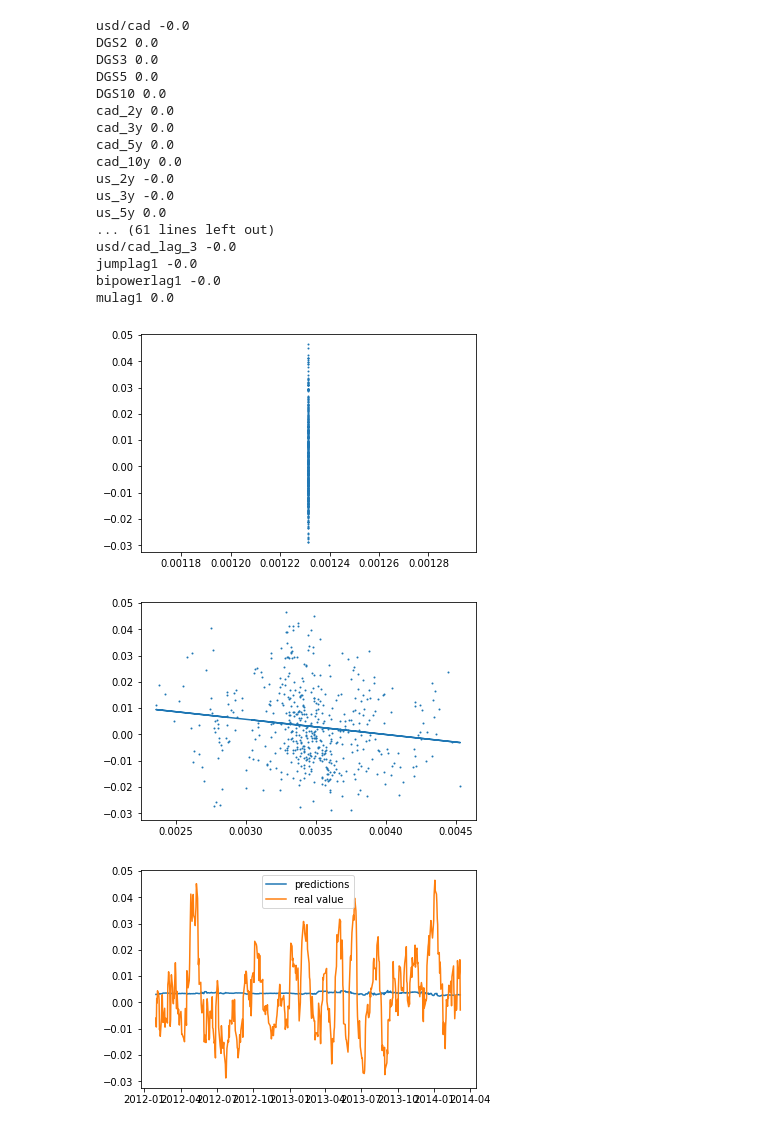
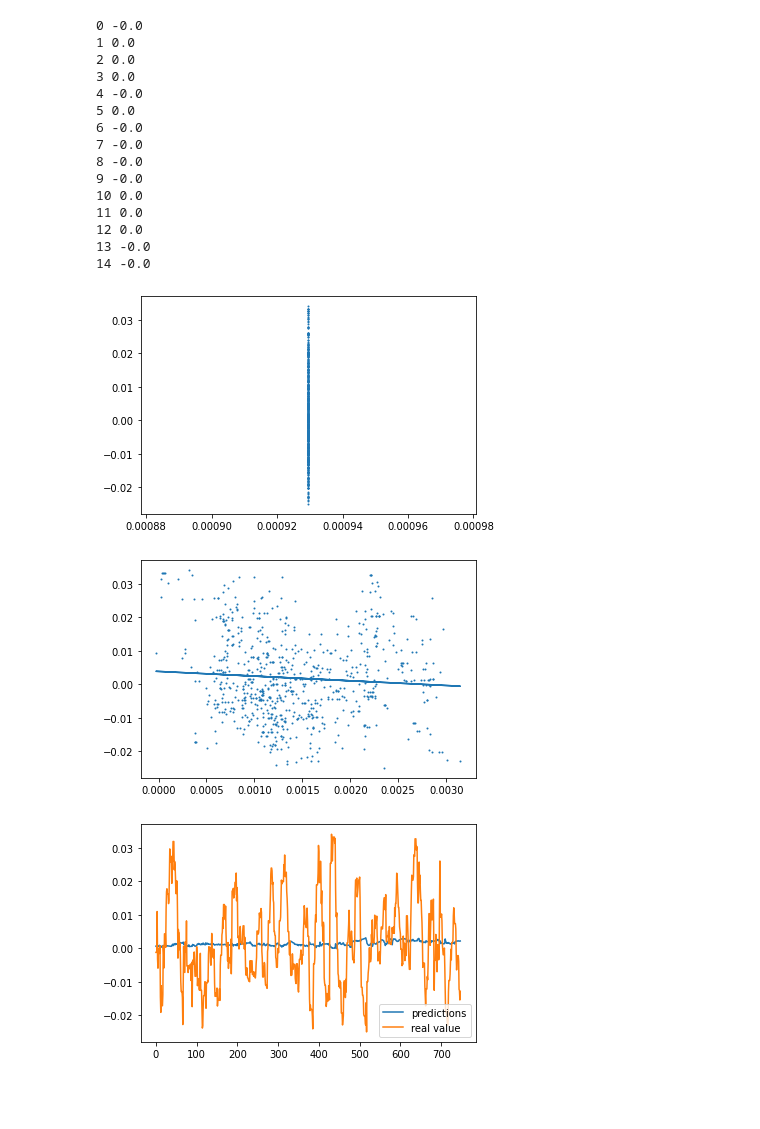
Before and after one commit to felixpoirier1/PolyFinances, a Jupyter notebook: modelPrediction.ipynb, the cells around one changed output. Saved outputs shown, nothing was run; the diff lists cells and outputs as text; code cells hidden in the pictures; blank space fills up the shorter version.

```diff
--- a/modelPrediction.ipynb
+++ b/modelPrediction.ipynb
@@ -35,11 +35,35 @@ dataset = dataset.drop(['y_mu', 'y_jump', 'y_bipower_variance'], axis=1)
 # %%
 from sklearn.preprocessing import StandardScaler
 import pandas as pd
+from sklearn.decomposition import PCA
+from sklearn.preprocessing import StandardScaler
+import matplotlib.pyplot as plt
+
 
 predictedVariable = y_mu
 
 X_train, X_val, y_train, y_val = train_test_split(dataset, predictedVariable, test_size=0.00000001, shuffle=False)
 X_test, X_train, y_test, y_train = train_test_split(X_train, y_train, test_size=0.80, shuffle=False)
+
+
+
+scaler = StandardScaler()
+dataset.dropna(inplace=True)
+scaler.fit(X_train)
+X_train = scaler.transform(X_train)
+X_test = scaler.transform(X_test)
+
+pca = PCA()
+pca.fit(X_train)
+
+
+print(np.cumsum(np.array(pca.explained_variance_ratio_)))
+
+plt.plot(list(range(20)), (np.array(pca.explained_variance_ratio_))[:20])
+plt.show()
+
+X_train = pd.DataFrame(pca.transform(X_train)).iloc[:, :15]
+X_test = pd.DataFrame(pca.transform(X_test)).iloc[:, :15]
 
 # scaler = StandardScaler()
 # scaler.fit(pd.DataFrame(y_train))
@@ -55,6 +113,7 @@ from sklearn.ensemble import RandomForestRegressor
 import numpy as np
 
 alpha = [0.01, 0.001, 0.0018, 0.002, 0.003, 0.0001, 0.00001]
+alpha = [0.03]
 best_sse = 100000
 best_alpha = None
 for a in alpha:
@@ -95,23 +148,21 @@ y_train_res.plot()
 for i in range(len(X_train.columns)):
     print(X_train.columns[i], pipe['ls'].coef_[i])
 # %% [output]
-usd/cad -0.0
-DGS2 0.0
-DGS3 0.0
-DGS5 0.0
-DGS10 0.0
-cad_2y 0.0
-cad_3y 0.0
-cad_5y 0.0
-cad_10y 0.0
-us_2y -0.0
-us_3y -0.0
-us_5y 0.0
-... (61 lines left out)
-usd/cad_lag_3 -0.0
-jumplag1 -0.0
-bipowerlag1 -0.0
-mulag1 0.0
+0 -0.0
+1 0.0
+2 0.0
+3 0.0
+4 -0.0
+5 0.0
+6 -0.0
+7 -0.0
+8 -0.0
+9 -0.0
+10 0.0
+11 0.0
+12 0.0
+13 -0.0
+14 -0.0
 # %%
 import matplotlib.pyplot as plt
 # Compute model performance on validation set
@@ -129,13 +180,13 @@ plt.scatter(y_test_pred, y_test, s=1)
 plt.plot(y_test_pred, m*y_test_pred+b)
 plt.show()
 # %% [output]
-[figure, old version]
+[figure, new version]
 # %%
 best_sse = 100000
-# max_feature = [2, 3, 4]
-# max_depth = [2, 3, 4]
-max_feature = [2]
-max_depth = [2]
+max_feature = [2, 3, 4]
+max_depth = [2, 3, 4]
+# max_feature = [2]
+# max_depth = [2]
 suivi = {'max_depth':[], 'max_feature':[], 'sse':[]}
 for a in max_feature:
     for b in max_depth:
@@ -149,35 +200,35 @@ for a in max_feature:
         if sse < best_sse:
             best_sse = sse
             best_mod = copy.deepcopy(pipe_forest)
             best_feature = a
             best_depth = b
 
 pipe_forest = best_mod
 
 
 y_test_res_pred = pipe_forest.predict(X_test)
 y_test_pred2 = y_test_pred
 y_test_pred = y_test_res_pred + y_test_pred2
 # pipe['ls'].coef_
 
 
 #obtain m (slope) and b(intercept) of linear regression line
 m, b = np.polyfit(y_test_pred, y_test , 1)
 # m, b = np.polyfit(y_test_pred, y_test , 1)
 #add linear regression line to scatterplot
 
 
 plt.scatter(y_test_pred, y_test, s=1)
 plt.plot(y_test_pred, m*y_test_pred+b)
 plt.show()
 
 plt.plot(X_test.index, y_test_pred, label='predictions')
 plt.plot(X_test.index, y_test, label='real value')
 plt.legend()
 plt.show()
 # %% [output]
-[figure, old version]
+[figure, new version]
-[figure, old version]
+[figure, new version]
 # %%
 suivi
 # %% [output]
```
Also changed, not shown: parts of 10 cells of this notebook.
